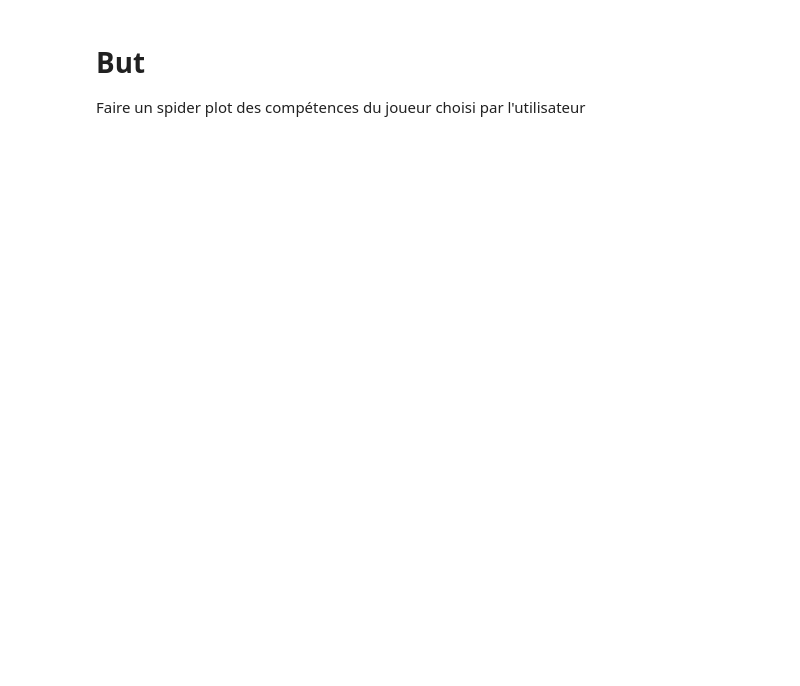
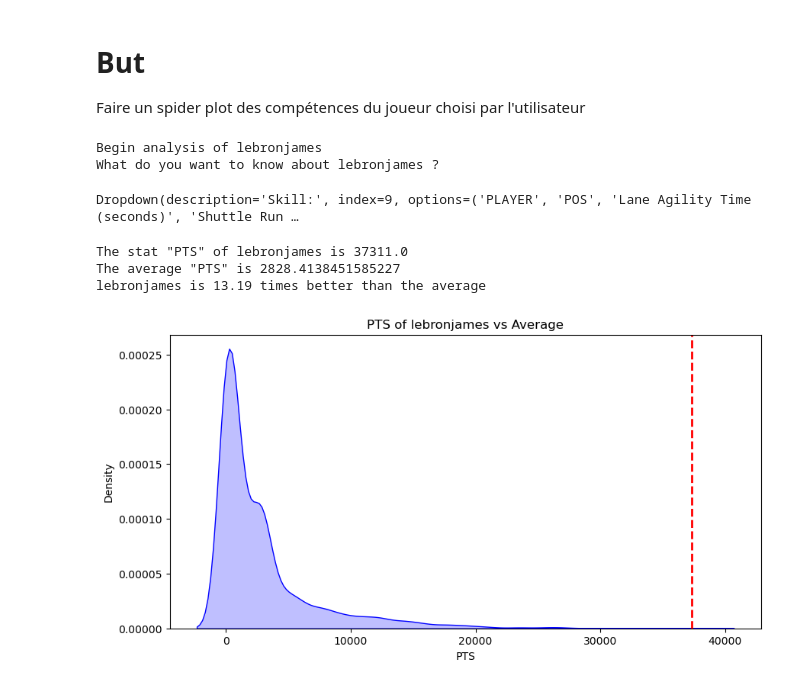
Before and after one commit to P0TEZ/nbaStats, a Jupyter notebook: playerSkills.ipynb, the cells around one changed output. Cells and saved outputs as stored; diff of their text form; code cells hidden in the pictures; blank space fills up the shorter version.

```diff
--- a/playerSkills.ipynb
+++ b/playerSkills.ipynb
@@ -96,0 +79,66 @@ N = len(categories)
+# %%
+name = input("Enter the name of the player : ").lower().replace(' ', '')
+playersName = df['PLAYER'].map(str.lower)
+
+# while the user prompts a player name that is not in the database
+while(name not in playersName.values):
+   print("Player ", name ," not found")
+   name = input("Enter the name of the player : ").lower().replace(' ', '')
+
+clear_output()
+print("Begin analysis of", name)
+print("What do you want to know about", name, "?")
+
+#chosen player
+player = df[df['PLAYER'].str.lower() == name]
+
+# when the user choose a stat from the dropdown menu
+def on_change(change):
+    if(change['name'] == 'value'):
+        clear_output()
+        print("What do you want to know about", name, "?")
+        display(skill)
+        displayStat(change['new'], player)
+
+# displays the chosen stat along with a grpah comparing it to other players
+def displayStat(stat, player=player):
+    print(f"The stat \"{stat}\" of {name} is {player[stat].values[0]}")
+
+    # try to display the stat if its a number
+    try:
+        average = df[stat].mean()
+        print(f"The average \"{stat}\" is {average}")
+        if(average > player[stat].values[0]):
+            print(f"{name} is {round(player[stat].values[0] / average,2)} times below the average")
+        else:
+            print(f"{name} is {round(player[stat].values[0] / average, 2)} times better than the average")
+
+        #show player stat vs average
+        plt.figure(figsize=(10, 5))
+        sns.kdeplot(df[stat], shade=True, color="b", label="Average")
+        plt.axvline(player[stat].values[0], color='r', linestyle='dashed', linewidth=2)
+        plt.title(f"{stat} of {name} vs Average")
+        plt.show()
+
+    # else raise an error
+    except:
+        print("Statistic unavailable")
+
+# dropdown widget
+skill = widgets.Dropdown(
+    options=player.columns,
+    value='PTS',
+    disabled=False,
+    description='Skill:',
+)
+skill.observe(on_change)
+display(skill)
+displayStat(skill.value)
+# %% [output]
+Begin analysis of lebronjames
+What do you want to know about lebronjames ?
+Dropdown(description='Skill:', index=9, options=('PLAYER', 'POS', 'Lane Agility Time (seconds)', 'Shuttle Run …
+The stat "PTS" of lebronjames is 37311.0
+The average "PTS" is 2828.4138451585227
+lebronjames is 13.19 times better than the average
+[figure, added]
```
Also changed, not shown: parts of 3 cells of this notebook.
